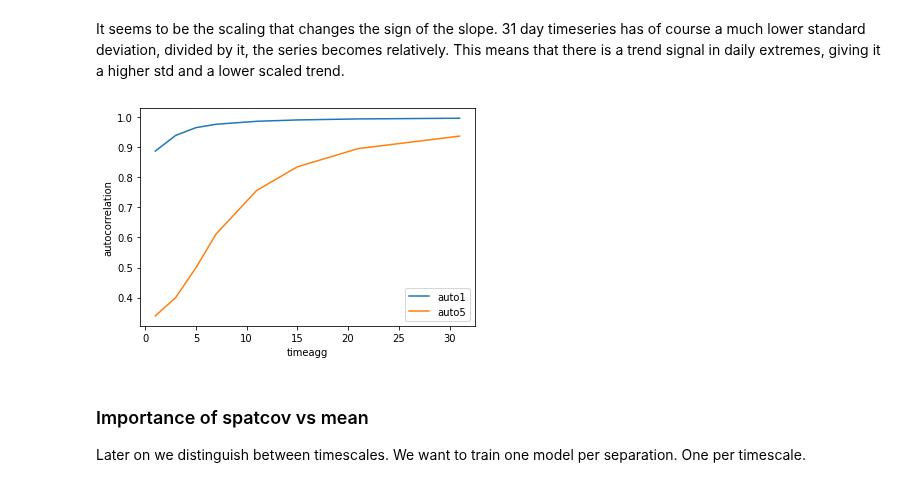
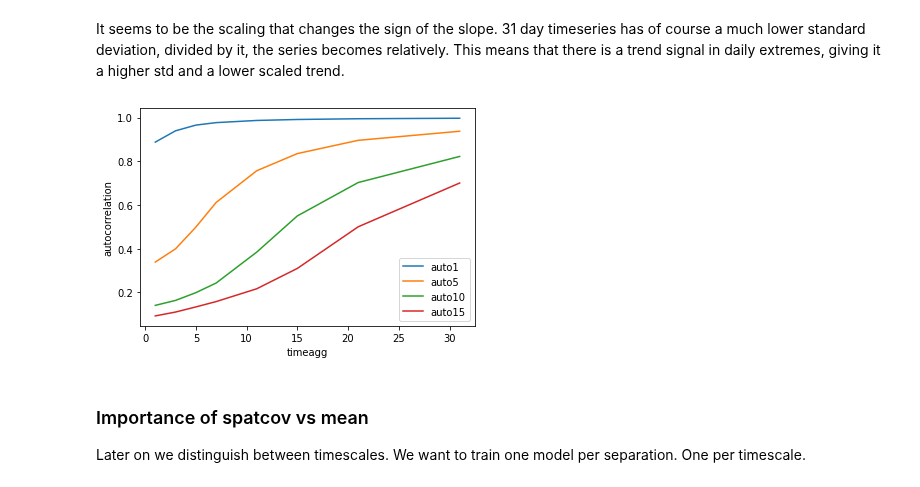
Before and after one commit to chiemvs/Weave, a Jupyter notebook: notebooks/after_hdbscan_dimred_push.ipynb, the cells around one changed output. Saved outputs shown, nothing was run; the diff lists cells and outputs as text; code cells hidden in the pictures.

```diff
--- a/notebooks/after_hdbscan_dimred_push.ipynb
+++ b/notebooks/after_hdbscan_dimred_push.ipynb
@@ -145,11 +122,13 @@ plt.show()
 # %% [markdown]
 It seems to be the scaling that changes the sign of the slope. 31 day timeseries has of course a much lower standard deviation, divided by it, the series becomes relatively. This means that there is a trend signal in daily extremes, giving it a higher std and a lower scaled trend.
 # %%
-respstats.loc[['auto1','auto5']].T.plot()
+respstats = preds.apply(get_timeserie_properties, axis = 0, **dict(auto_corr_at = [1,5,10,15]))
+respstats.columns = respstats.columns.droplevel([0,2])
+respstats.loc[['auto1','auto5','auto10','auto15']].T.plot()
 plt.ylabel('autocorrelation')
 plt.show()
 # %% [output]
-[figure, old version]
+[figure, new version]
 # %% [markdown]
 ### Importance of spatcov vs mean
 Later on we distinguish between timescales. We want to train one model per separation. One per timescale.
```
Also changed, not shown: parts of 4 cells of this notebook, 24 other files.
